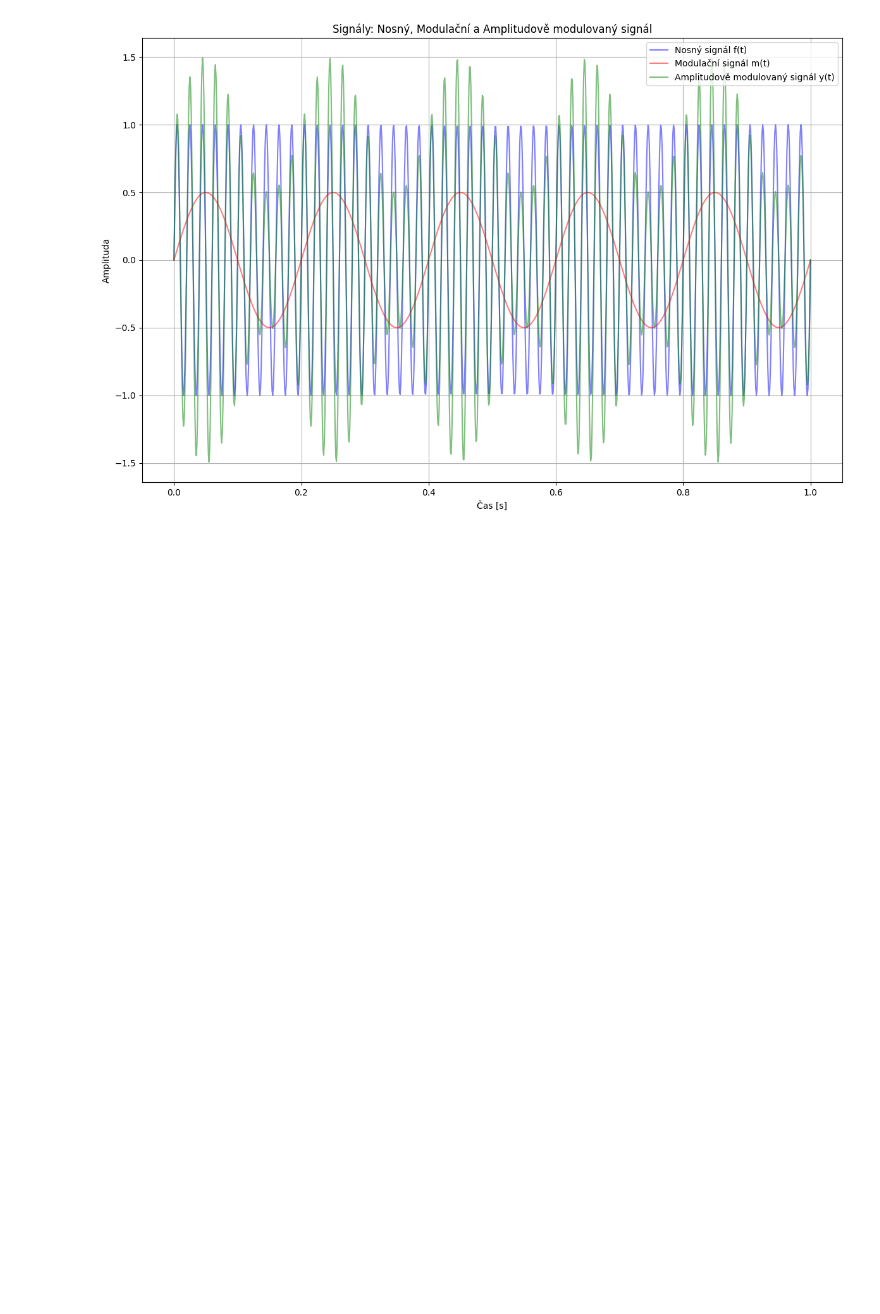
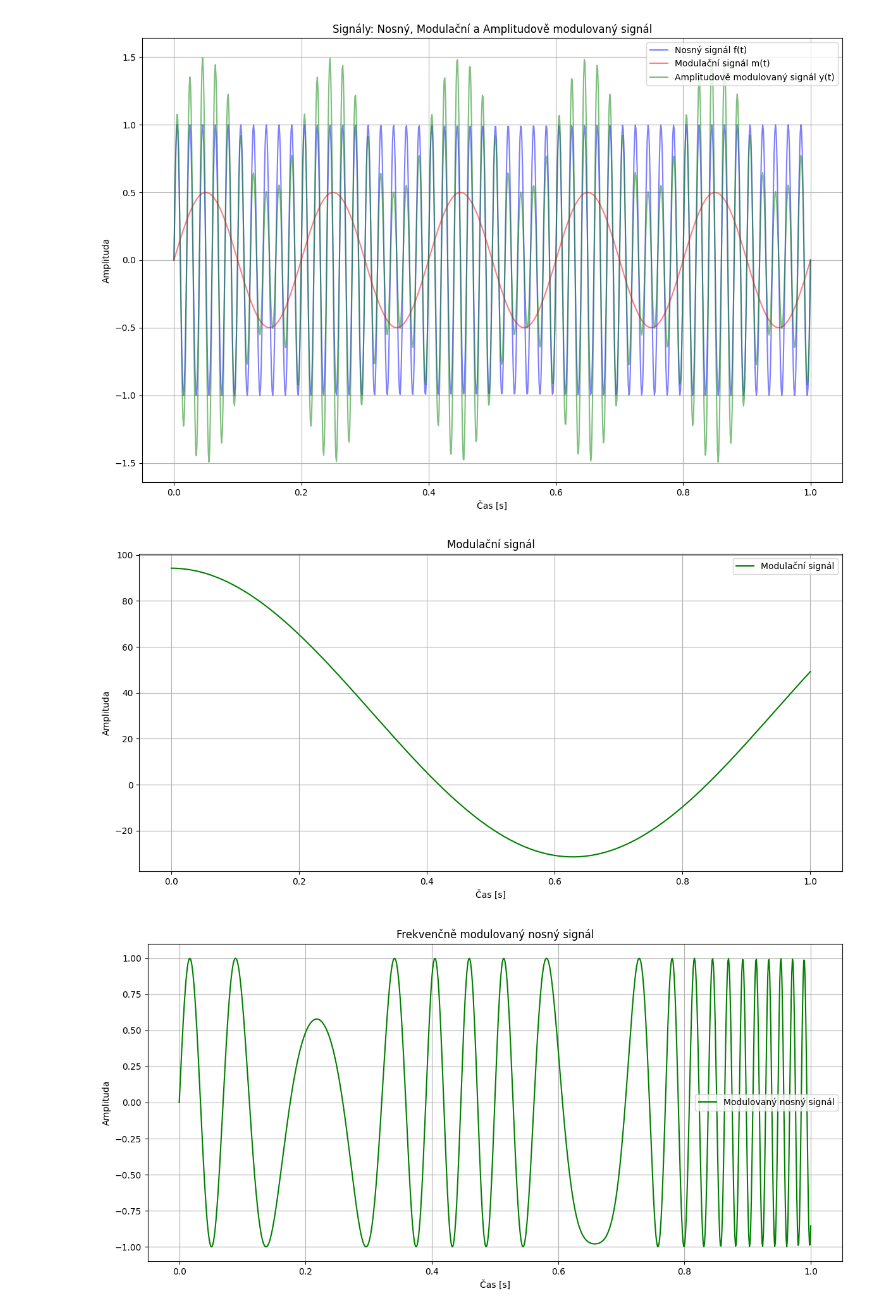
Before and after one commit to ondrejsvorc/UJEP, a Jupyter notebook: PZS/main.ipynb, the cells around one changed output. Drawn from its saved outputs; the diff is of its cells as text; code cells hidden in the pictures; blank space fills up the shorter version.

```diff
--- a/PZS/main.ipynb
+++ b/PZS/main.ipynb
@@ -67,3 +67,76 @@ plt.show()
 # %% [output]
 [figure]
 [figure]
+# %%
+def nosna_vlna(A0, f, tvec):
+    x = A0 * np.sin(2 * np.pi * f * tvec)
+    return np.array(x)
+
+
+def modulacni_vlna(M, phi, tvec):
+    m = M * np.sin(2 * np.pi * phi * tvec)
+    return np.array(m)
+
+
+numT = 10
+
+f = 2
+A0 = 1
+T = 1 / f
+Tmax = numT * T
+n_length = 5000
+tvecx = np.linspace(0, Tmax, n_length)
+# %%
+# Frekvenční modulace (FM)
+# - v klasickém pojetí je ω konstantní
+# - zde je ω dána rovnicí
+# - zachovává amplitudu, ale měníme frekvenci
+
+# Amplitodová modulace
+# - mění amplitudu, ale respektuje frekvenci
+
+A0 = 1  # Amplituda nosného signálu
+M = 0.5  # Amplituda modulačního signálu
+f_nosny = 50  # Frekvence nosného signálu
+f_modulacni = 5  # Frekvence modulačního signálu
+t = np.linspace(0, 1, 1000)  # Časový vektor (1 sekunda, 1000 bodů)
+
+
+# Modulační signál ω(t) = ω + Δω * cos(φt)
+def modulacni_signal(f, t):
+    omega = 2 * np.pi * f
+    signal = omega + (2 * np.pi * 10) * np.cos(f * t)
+    return signal
+
+
+# Modulovaný nosný signál f(t) = A0 * sin(ω(t)t)
+def modulovany_nosny_signal(A0, modulacni_signal, t):
+    signal = A0 * np.sin(modulacni_signal * t)
+    return signal
+
+
+signal_modulacni = modulacni_signal(f_modulacni, t)
+signal_modulovany_nosny = modulovany_nosny_signal(A0, signal_modulacni, t)
+
+plt.figure(figsize=(12, 6))
+plt.plot(t, signal_modulacni, label="Modulační signál", color="g")
+plt.title("Modulační signál")
+plt.xlabel("Čas [s]")
+plt.ylabel("Amplituda")
+plt.grid(True)
+plt.legend()
+plt.tight_layout()
+plt.show()
+
+plt.figure(figsize=(12, 6))
+plt.plot(t, signal_modulovany_nosny, label="Modulovaný nosný signál", color="g")
+plt.title("Frekvenčně modulovaný nosný signál")
+plt.xlabel("Čas [s]")
+plt.ylabel("Amplituda")
+plt.grid(True)
+plt.legend()
+plt.tight_layout()
+plt.show()
+# %% [output]
+[figure, added]
+[figure, added]
```
Also changed, not shown: parts of 6 cells of this notebook.
